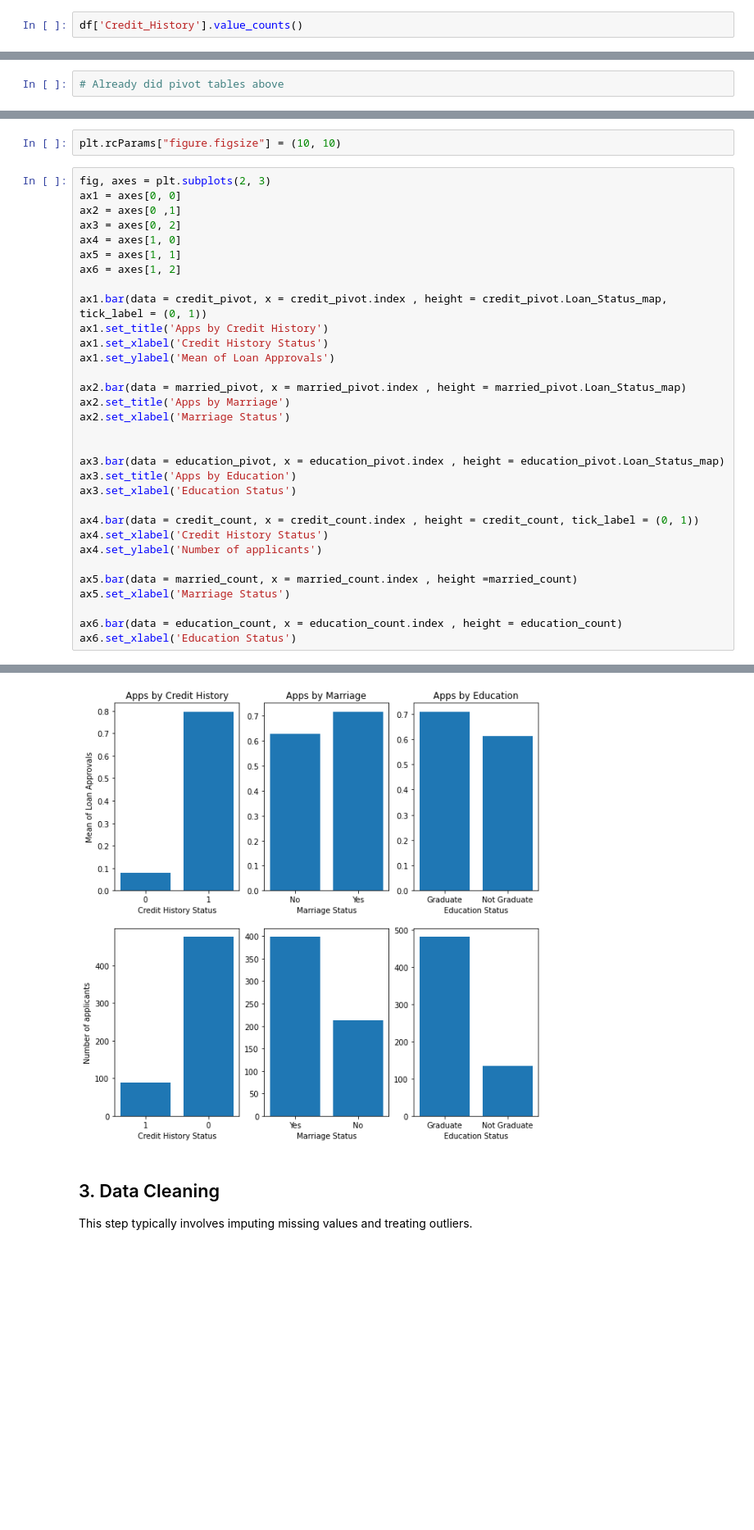
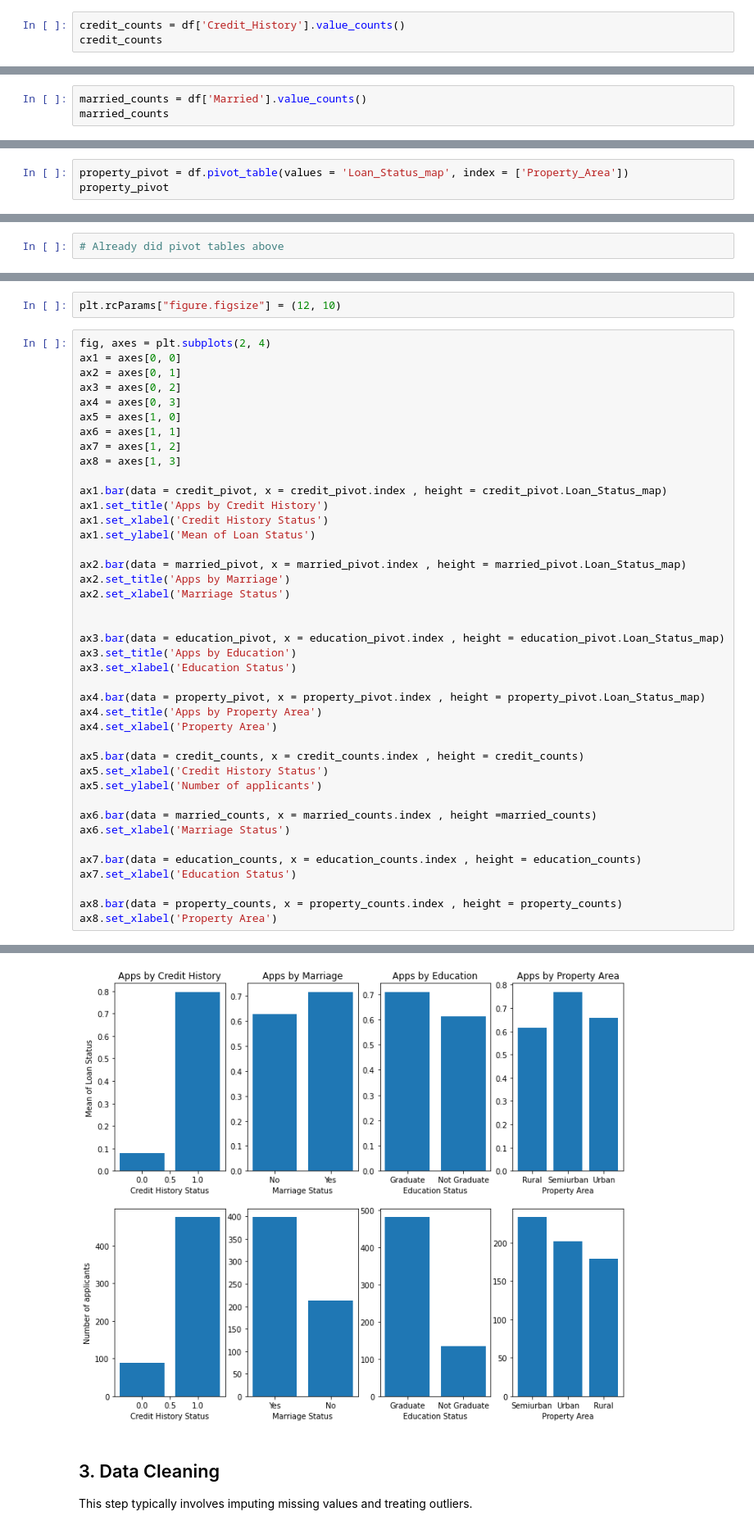
Before and after one commit to elslb/lhl_mini_4, a Jupyter notebook: task_notebook.ipynb, the cells around one changed output, grey strips where cells are left out. Shown at 82% size. Saved outputs shown, nothing was run; the diff lists cells and outputs as text; blank space fills up the shorter version.

Commit message:
cleaned data and began modeling

```diff
--- a/task_notebook.ipynb
+++ b/task_notebook.ipynb
@@ -166,8 +168,12 @@ Graduate        480
 Not Graduate    134
 Name: Education, dtype: int64
 # %%
-df['Credit_History'].value_counts()
+credit_counts = df['Credit_History'].value_counts()
+credit_counts
 # %% [output]
 1.0    475
 0.0     89
 Name: Credit_History, dtype: int64
+# %%
+married_counts = df['Married'].value_counts()
+married_counts
@@ -193,3 +203,6 @@ credit_pivot
 | Credit_History |  |
 | 0.0 | 0.078652 |
 | 1.0 | 0.795789 |
+# %%
+property_pivot = df.pivot_table(values = 'Loan_Status_map', index = ['Property_Area'])
+property_pivot
@@ -298,18 +296,20 @@ Name: Education, dtype: int64
 # %%
-plt.rcParams["figure.figsize"] = (10, 10)
+plt.rcParams["figure.figsize"] = (12, 10)
 # %%
-fig, axes = plt.subplots(2, 3)
+fig, axes = plt.subplots(2, 4)
 ax1 = axes[0, 0]
-ax2 = axes[0 ,1]
+ax2 = axes[0, 1]
 ax3 = axes[0, 2]
-ax4 = axes[1, 0]
-ax5 = axes[1, 1]
-ax6 = axes[1, 2]
+ax4 = axes[0, 3]
+ax5 = axes[1, 0]
+ax6 = axes[1, 1]
+ax7 = axes[1, 2]
+ax8 = axes[1, 3]
 
-ax1.bar(data = credit_pivot, x = credit_pivot.index , height = credit_pivot.Loan_Status_map, tick_label = (0, 1))
+ax1.bar(data = credit_pivot, x = credit_pivot.index , height = credit_pivot.Loan_Status_map)
 ax1.set_title('Apps by Credit History')
 ax1.set_xlabel('Credit History Status')
-ax1.set_ylabel('Mean of Loan Approvals')
+ax1.set_ylabel('Mean of Loan Status')
 
 ax2.bar(data = married_pivot, x = married_pivot.index , height = married_pivot.Loan_Status_map)
 ax2.set_title('Apps by Marriage')
@@ -320,13 +320,20 @@ ax3.bar(data = education_pivot, x = education_pivot.index , height = education_p
 ax3.set_title('Apps by Education')
 ax3.set_xlabel('Education Status')
 
-ax4.bar(data = credit_count, x = credit_count.index , height = credit_count, tick_label = (0, 1))
-ax4.set_xlabel('Credit History Status')
-ax4.set_ylabel('Number of applicants')
+ax4.bar(data = property_pivot, x = property_pivot.index , height = property_pivot.Loan_Status_map)
+ax4.set_title('Apps by Property Area')
+ax4.set_xlabel('Property Area')
 
-ax5.bar(data = married_count, x = married_count.index , height =married_count)
-ax5.set_xlabel('Marriage Status')
+ax5.bar(data = credit_counts, x = credit_counts.index , height = credit_counts)
+ax5.set_xlabel('Credit History Status')
+ax5.set_ylabel('Number of applicants')
 
-ax6.bar(data = education_count, x = education_count.index , height = education_count)
-ax6.set_xlabel('Education Status')
+ax6.bar(data = married_counts, x = married_counts.index , height =married_counts)
+ax6.set_xlabel('Marriage Status')
+
+ax7.bar(data = education_counts, x = education_counts.index , height = education_counts)
+ax7.set_xlabel('Education Status')
+
+ax8.bar(data = property_counts, x = property_counts.index , height = property_counts)
+ax8.set_xlabel('Property Area')
 # %% [output]
@@ -334,4 +341,4 @@ Text(0.5, 0, 'Education Status')
-[figure, old version]
+[figure, new version]
 # %% [markdown]
 ## 3. Data Cleaning
 
```
Also changed, not shown: parts of 25 cells of this notebook.
